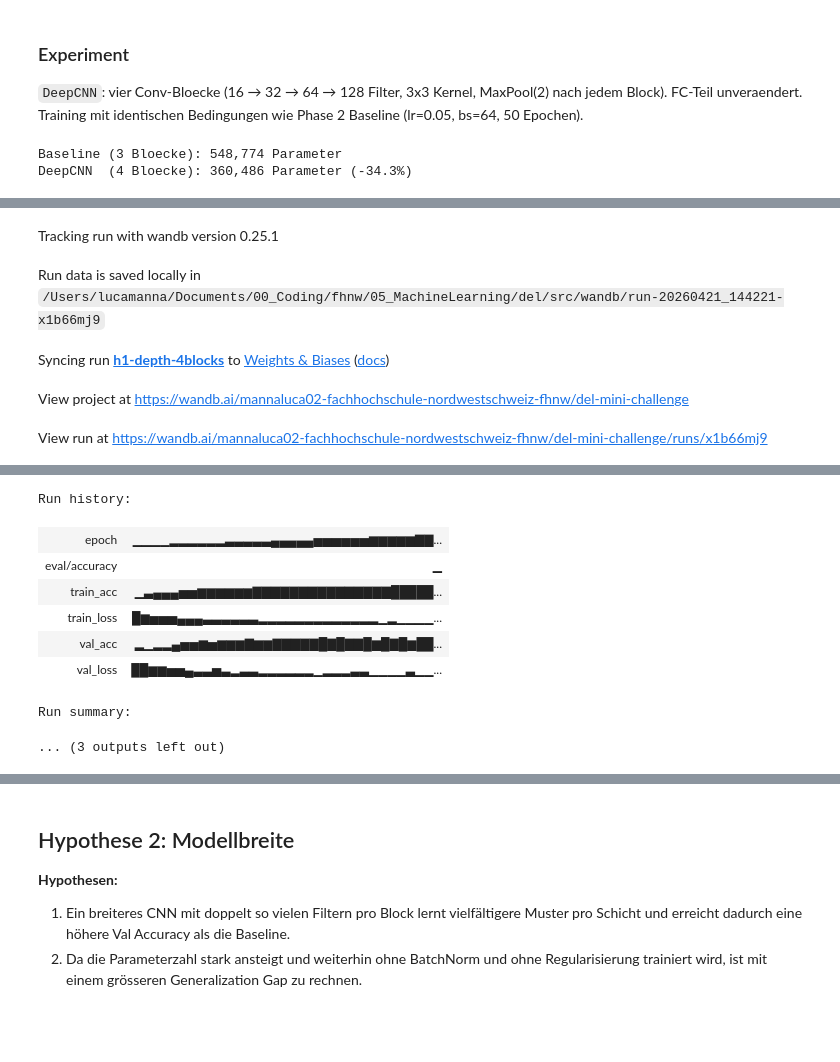
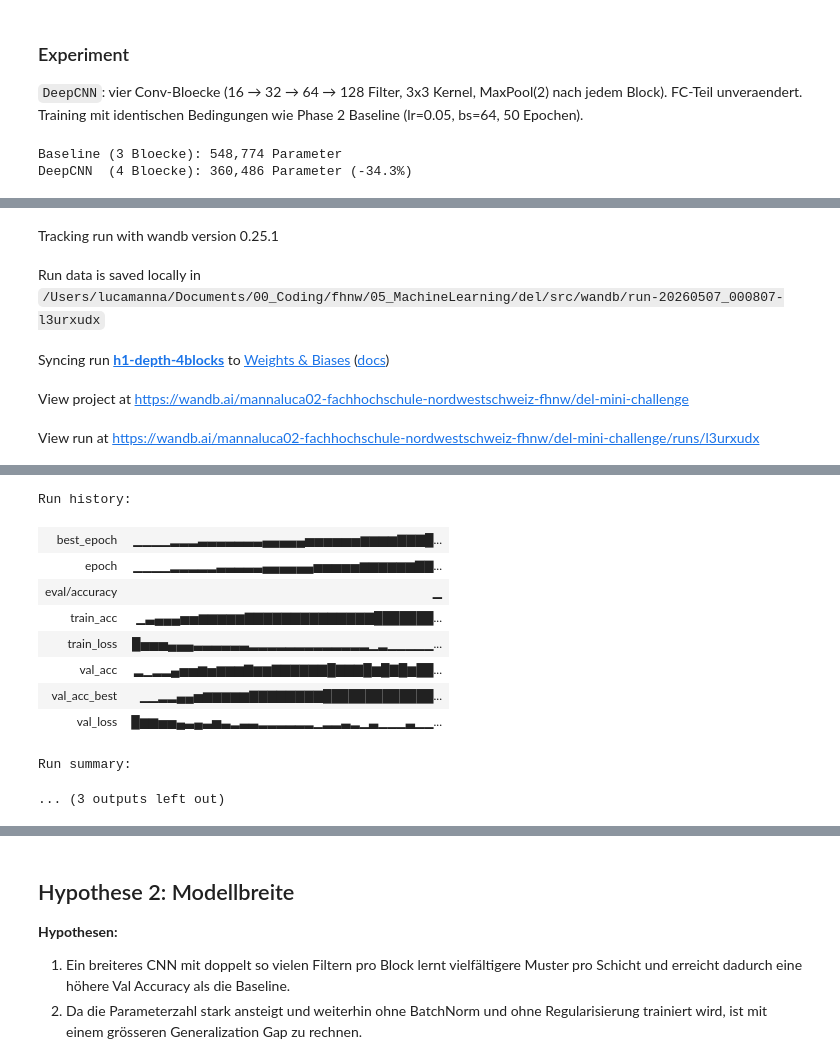
Before and after one commit to mannaluca02/del, a Jupyter notebook: src/00_first_model.ipynb, the cells around one changed output, grey strips where cells are left out. Cells and saved outputs as stored; diff of their text form; code cells hidden in the pictures; blank space fills up the shorter version.

```diff
--- a/src/00_first_model.ipynb
+++ b/src/00_first_model.ipynb
@@ -356,9 +377,7 @@ Channel stds  (nur Train-Split): [0.26945614 0.26800597 0.29854997]
 # Train: RandomResizedCrop + HorizontalFlip als Data Augmentation
 transform_train = transforms.Compose(
     [
-        transforms.RandomResizedCrop(
-            64, scale=(0.4, 1.0)
-        ),  # TODO Fragen ob bei Etappe bereits erlaubt ist.
+        transforms.RandomResizedCrop(64, scale=(0.4, 1.0)),
         transforms.RandomHorizontalFlip(),
         transforms.ToTensor(),  # PIL -> Tensor [0,1], HWC -> CHW
         transforms.Normalize(mean=channel_mean.tolist(), std=channel_std.tolist()),
@@ -1907,6 +1865,9 @@ Find logs at: ./wandb/run-20260421_143753-2gjop6re/logs
 
 `DeepCNN`: vier Conv-Bloecke (16 → 32 → 64 → 128 Filter, 3x3 Kernel, MaxPool(2) nach jedem Block). FC-Teil unveraendert. Training mit identischen Bedingungen wie Phase 2 Baseline (lr=0.05, bs=64, 50 Epochen).
 # %%
+# TODO: Fazit so anpassen, dass nun best val score verwendet wird (sollte nun automatisch geloggt werden -> muss in wandb neu visualisiert werden)
+
+
 class DeepCNN(nn.Module):
     """Vier Conv-Bloecke (16 -> 32 -> 64 -> 128) statt drei. FC-Teil unveraendert."""
 
@@ -1965,7 +1926,7 @@ run = wandb.init(
 model_h1 = DeepCNN(NUM_CLASSES).to(device)
 optimizer_h1 = optim.SGD(model_h1.parameters(), lr=best_lr)
 
-history_h1 = train_model(
+history_h1, best_state_h1 = train_model(
     model_h1,
     train_loader,
     val_loader,
@@ -1973,7 +1934,9 @@ history_h1 = train_model(
     optimizer_h1,
     device,
     epochs=PHASE2_EPOCHS,
+    return_best_state=True,
 )
+model_h1.load_state_dict(best_state_h1)
 
 results_h1 = evaluate_model(
     model_h1,
@@ -1996,7 +1959,7 @@ Baseline (3 Bloecke): 548,774 Parameter
 DeepCNN  (4 Bloecke): 360,486 Parameter (-34.3%)
 [interactive output not drawn]
 Tracking run with wandb version 0.25.1
-Run data is saved locally in /Users/lucamanna/Documents/00_Coding/fhnw/05_MachineLearning/del/src/wandb/run-20260421_144221-x1b66mj9
+Run data is saved locally in /Users/lucamanna/Documents/00_Coding/fhnw/05_MachineLearning/del/src/wandb/run-20260507_000807-l3urxudx
 Syncing run h1-depth-4blocks to Weights & Biases (docs)
 View project at https://wandb.ai/mannaluca02-fachhochschule-nordwestschweiz-fhnw/del-mini-challenge
-View run at https://wandb.ai/mannaluca02-fachhochschule-nordwestschweiz-fhnw/del-mini-challenge/runs/x1b66mj9
+View run at https://wandb.ai/mannaluca02-fachhochschule-nordwestschweiz-fhnw/del-mini-challenge/runs/l3urxudx
@@ -2015,16 +1978,18 @@ Epoch  11 | Train Loss: 0.7065  Acc: 0.7431 | Val Loss: 0.8176  Acc: 0.6990
 ... (55 lines left out)
 
 H1 DeepCNN Peak Val Accuracy: 0.8579
 Baseline Peak Val Accuracy:   0.8489
 Differenz:                    +0.89 Prozentpunkte
 [interactive output not drawn]
 Run history:
-| epoch | ▁▁▁▁▂▂▂▂▂▂▃▃▃▃▃▄▄▄▄▄▅▅▅▅▅▅▆▆▆▆▆▇▇... |
+| best_epoch | ▁▁▁▁▂▂▂▃▃▃▃▃▃▃▄▄▄▄▄▅▅▅▅▅▅▆▆▆▆▇▇▇█... |
+| epoch | ▁▁▁▁▂▂▂▂▂▃▃▃▃▃▄▄▄▄▄▄▅▅▅▅▅▆▆▆▆▆▆▇▇... |
 | eval/accuracy | ▁ |
-| train_acc | ▁▃▄▄▄▅▅▆▆▆▆▆▆▇▇▇▇▇▇▇▇▇▇▇▇▇▇▇█████... |
-| train_loss | █▆▅▅▅▄▄▄▃▃▃▃▃▃▂▂▂▂▂▂▂▂▂▂▂▂▂▁▂▁▁▁▁... |
-| val_acc | ▂▁▂▂▄▅▅▆▅▆▆▆▇▆▆▇▇▇▇▇█▇█▇▇█▆█▇█▆██... |
-| val_loss | ██▆▆▅▅▄▃▃▅▃▂▃▃▂▂▂▂▂▂▁▂▂▂▃▃▁▁▁▁▃▁▁... |
+| train_acc | ▁▃▄▄▄▅▅▆▆▆▆▆▇▇▇▇▇▇▇▇▇▇▇▇▇▇███████... |
+| train_loss | █▅▅▅▄▄▄▃▃▃▃▃▃▂▂▂▂▂▂▂▂▂▂▂▂▂▁▂▁▁▁▁▁... |
+| val_acc | ▂▁▂▂▄▅▅▆▅▆▆▆▇▆▆▇▇▇▇▇▇█▇▇▇█▆█▇█▆██... |
+| val_acc_best | ▁▁▂▂▄▄▅▆▆▆▆▆▇▇▇▇▇▇▇▇█████████████... |
+| val_loss | █▆▆▅▅▄▃▄▃▅▃▂▃▃▂▂▂▂▂▂▁▂▂▃▂▁▃▁▁▁▃▁▁... |
 Run summary:
 ... (3 outputs left out)
 # %% [markdown]
```
Also changed, not shown: parts of 64 cells of this notebook, 3 other files.
